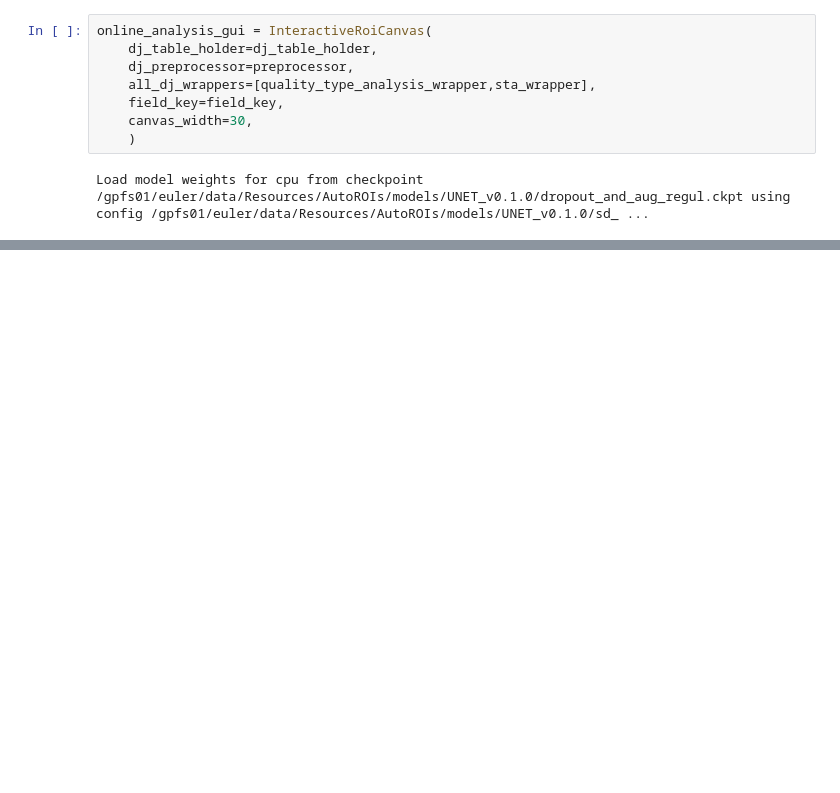
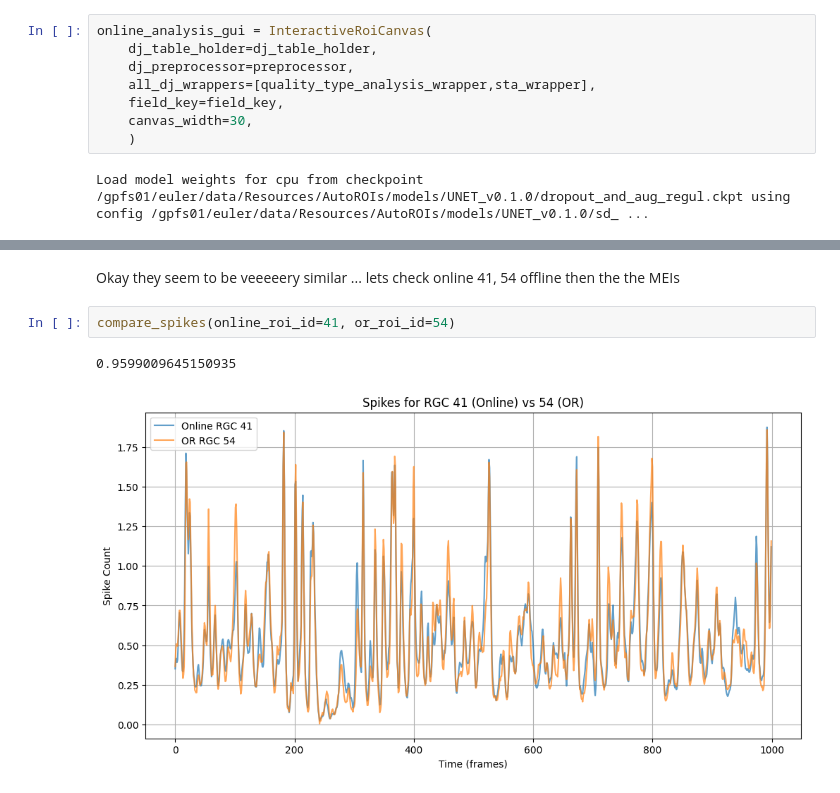
Before and after one commit to SamuelSuhai/model_in_the_loop, a Jupyter notebook: notebooks/validate_online_analysis/validate_online_preprocessing_and_meis.ipynb, the cells around one changed output, grey strips where cells are left out. Saved outputs shown, nothing was run; the diff lists cells and outputs as text; blank space fills up the shorter version.

```diff
--- a/notebooks/validate_online_analysis/validate_online_preprocessing_and_meis.ipynb
+++ b/notebooks/validate_online_analysis/validate_online_preprocessing_and_meis.ipynb
@@ -130,0 +384,7 @@ Load model weights for cpu from checkpoint /gpfs01/euler/data/Resources/AutoROIs
+# %% [markdown]
+Okay they seem to be veeeeery similar ... lets check online 41, 54 offline then the the MEIs
+# %%
+compare_spikes(online_roi_id=41, or_roi_id=54)
+# %% [output]
+0.9599009645150935
+[figure, added]
```
Also changed, not shown: parts of 39 cells of this notebook, 3 other files.
